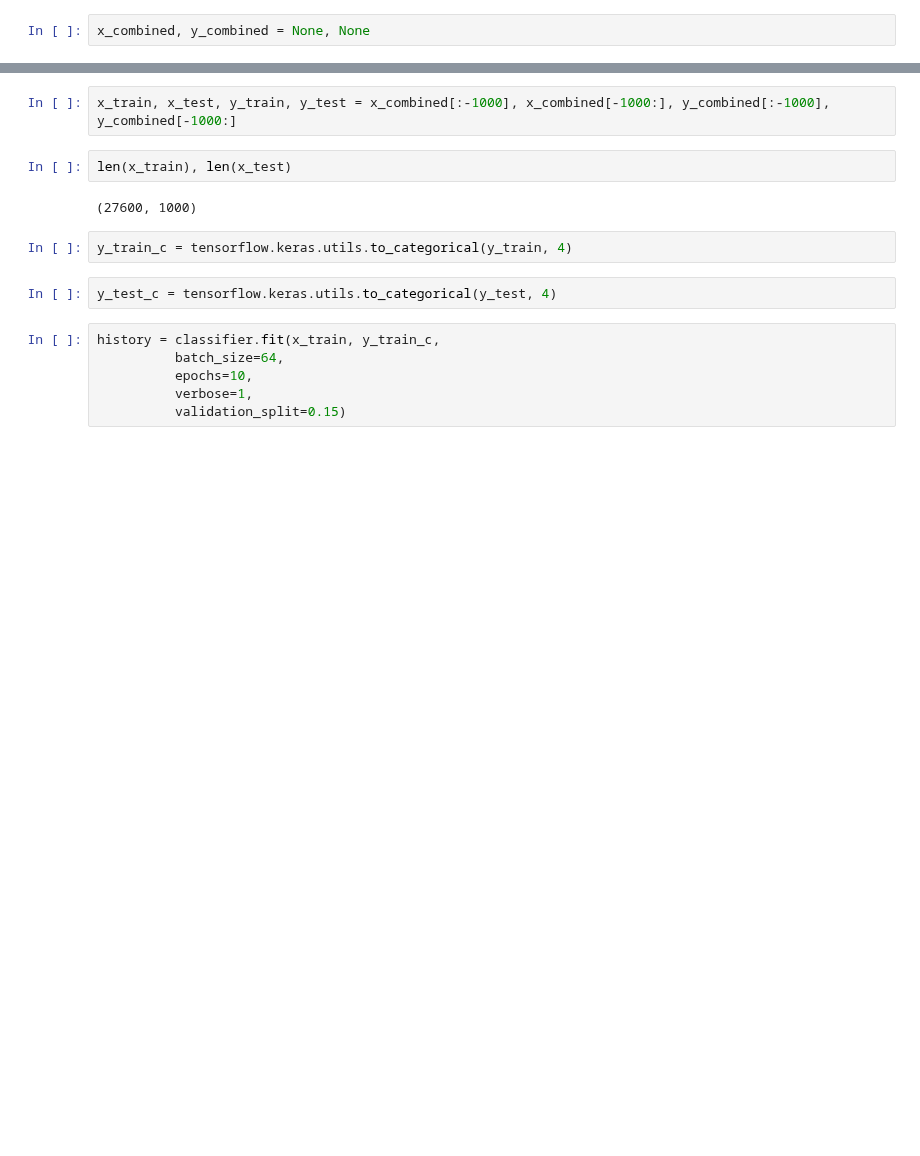
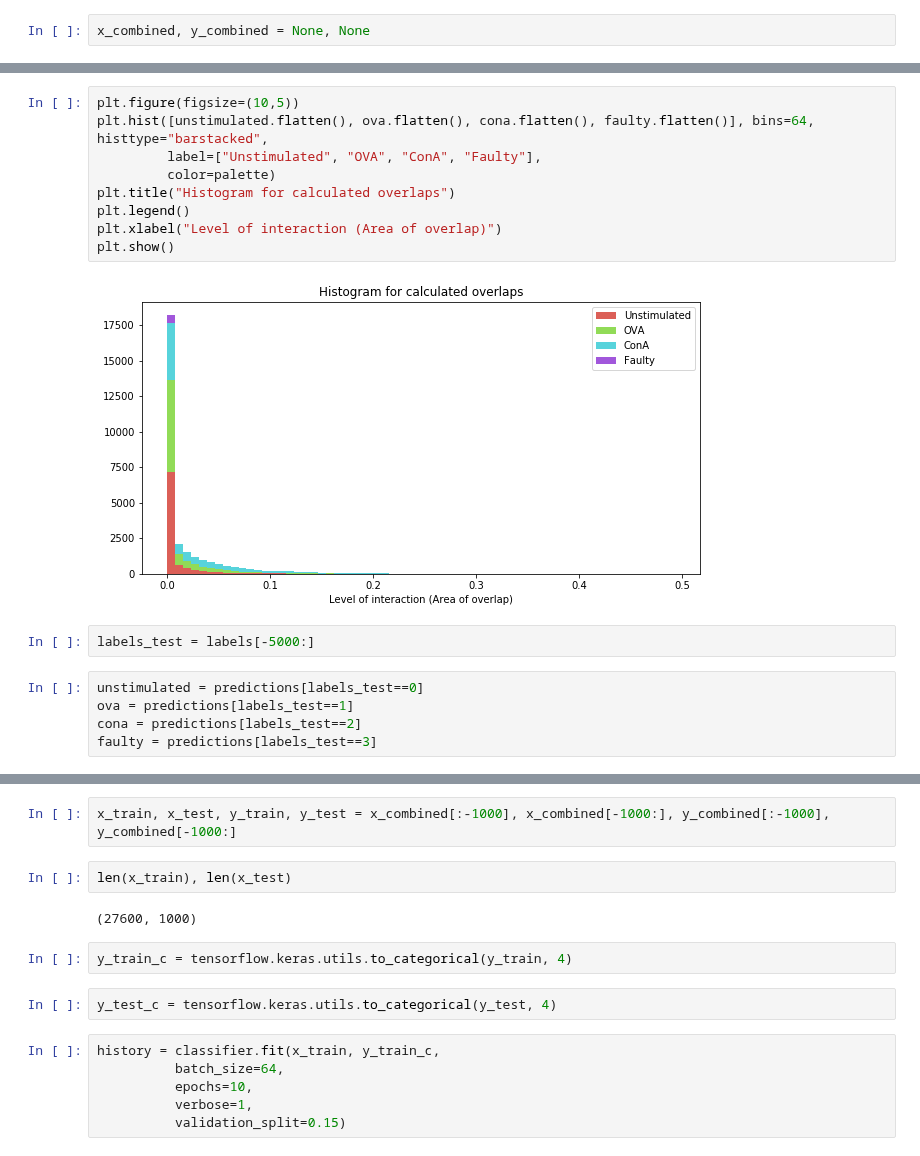
Before and after one commit to leonore/deep-learning-for-immune-cells, a Jupyter notebook: src/cell_classifier.ipynb, the cells around one changed output, grey strips where cells are left out. Saved outputs shown, nothing was run; the diff lists cells and outputs as text; blank space fills up the shorter version.

```diff
--- a/src/cell_classifier.ipynb
+++ b/src/cell_classifier.ipynb
@@ -292,0 +382,18 @@ plot_range(x_combined, rn=5739)
+# %%
+plt.figure(figsize=(10,5))
+plt.hist([unstimulated.flatten(), ova.flatten(), cona.flatten(), faulty.flatten()], bins=64, histtype="barstacked",
+         label=["Unstimulated", "OVA", "ConA", "Faulty"],
+         color=palette)
+plt.title("Histogram for calculated overlaps")
+plt.legend()
+plt.xlabel("Level of interaction (Area of overlap)")
+plt.show()
+# %% [output]
+[figure, added]
+# %%
+labels_test = labels[-5000:]
+# %%
+unstimulated = predictions[labels_test==0]
+ova = predictions[labels_test==1]
+cona = predictions[labels_test==2]
+faulty = predictions[labels_test==3]
```
Also changed, not shown: parts of 33 cells of this notebook.
